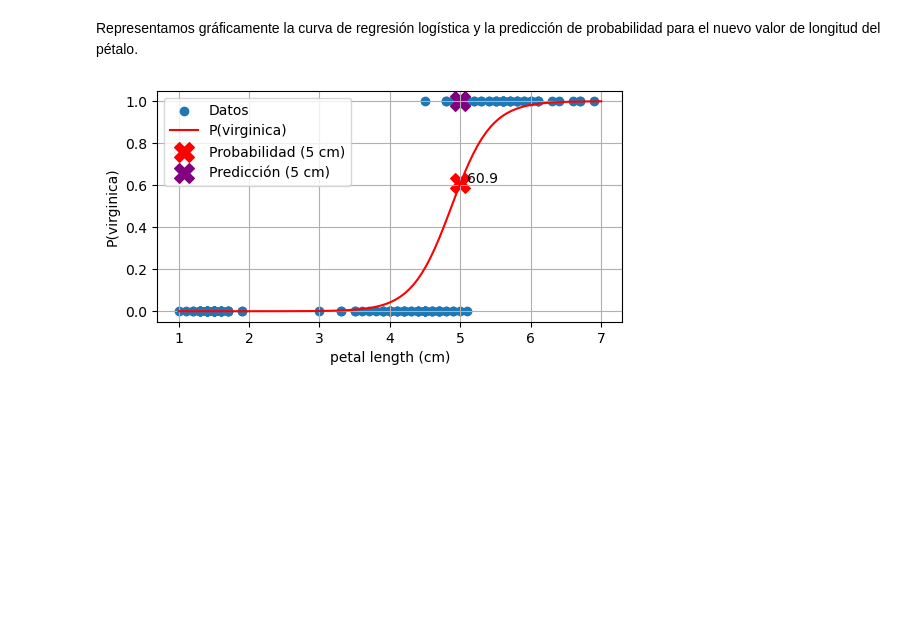
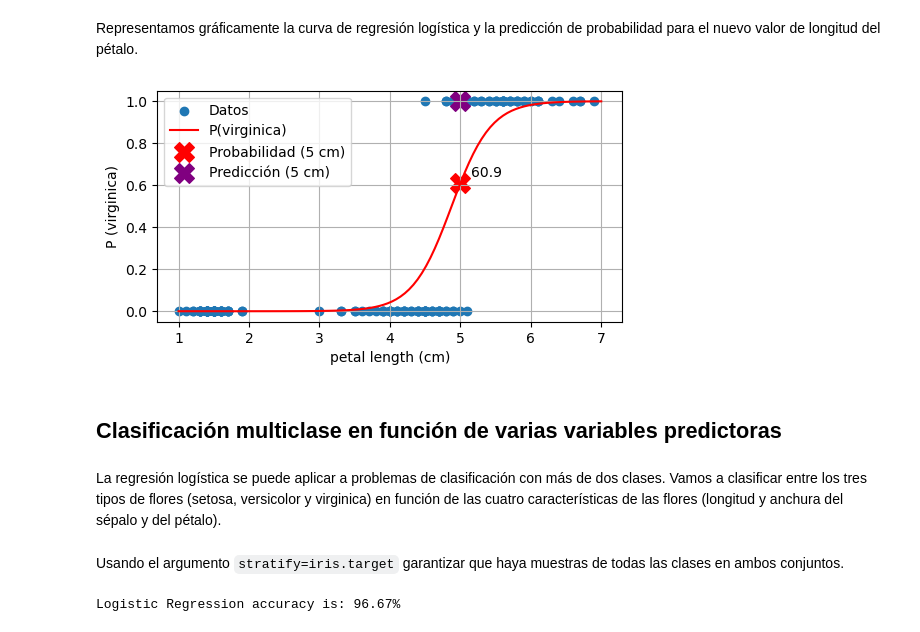
Before and after one commit to avidaldo/ia23, a Jupyter notebook: sklearn/iris_logistic.ipynb, the cells around one changed output. Drawn from its saved outputs; the diff is of its cells as text; code cells hidden in the pictures; blank space fills up the shorter version.

Commit message:
reordenando / completando iris multiclase

````diff
--- a/sklearn/clasificacion_binaria_iris.ipynb
+++ b/sklearn/iris_logistic.ipynb
@@ -100,8 +98,6 @@ X = iris.data[:, 2:3] # Columna con los anchos del pétalo
 ```iris.target``` es un array unidimensional que contiene la clase de cada muestra. Como solo queremos diferenciar entre Virgínica y otras, comprobamos si ```iris.target == 2``` de modo que tenemos ```True``` para las muestras de Virginica y ```False``` para las muestras de Setosa o Versicolor. Para poder procesar estos valores booleanos como una probabilidad, los convertimos a ```int``` con ```astype(int)```, de modo que los valores ```True``` se convierten en ```1``` y los valores ```False``` se convierten en ```0```.
 # %%
 y = (iris.target == 2).astype(int) # 1 si Iris-Virginica, 0 si no lo es
-# También se podría hacer de modo funcional:
-y = np.array(list(map(lambda x: 1 if x == 2 else 0, iris.target)))
 # %% [markdown]
 ### Creación del modelo y predicción
 # %% [markdown]
@@ -129,18 +128,21 @@ Representamos gráficamente la curva de regresión logística y la predicción d
 # %%
 plt.figure(figsize=(6, 3))
 plt.scatter(X, y, label="Datos")
 plt.plot(x_sigmoide, y_sigmoide[:, 1], 'r-', label=f"P({iris.target_names[2]})") # Probabilidad de acceso
 
 plt.scatter(new_petal_width, new_proba, color='red', marker='X', s=200, label="Probabilidad (5 cm)")
 plt.scatter(new_petal_width, new_prediction, color='purple', marker='X', s=200, label="Predicción (5 cm)")
 
-plt.annotate(round(new_proba[0],3)*100, (new_petal_width, new_proba), textcoords="offset points")
+plt.annotate(round(new_proba[0],3)*100, (new_petal_width, new_proba), xytext=(8, 5), textcoords='offset points')
 
 plt.xlabel(iris.feature_names[2])
-plt.ylabel(f"P({iris.target_names[2]})")
+plt.ylabel(f"P ({iris.target_names[2]})")
 plt.legend()
-
 plt.grid(True)
 plt.show()
 # %% [output]
-[figure, old version]
+[figure, new version]
+# %% [markdown]
+## Clasificación multiclase en función de varias variables predictoras
+# %% [markdown]
+La regresión logística se puede aplicar a problemas de clasificación con más de dos clases. Vamos a clasificar entre los tres tipos de flores (setosa, versicolor y virginica) en función de las cuatro características de las flores (longitud y anchura del sépalo y del pétalo).
@@ -146,0 +155,8 @@ plt.show()
+# %% [markdown]
+Usando el argumento ```stratify=iris.target``` garantizar que haya muestras de todas las clases en ambos conjuntos.
+# %%
+from sklearn.metrics import accuracy_score
+LRAcc = accuracy_score(y_pred,y_test)
+print('Logistic Regression accuracy is: {:.2f}%'.format(LRAcc*100))
+# %% [output]
+Logistic Regression accuracy is: 96.67%
````
Also changed, not shown: parts of 5 cells of this notebook, 6 other files.
